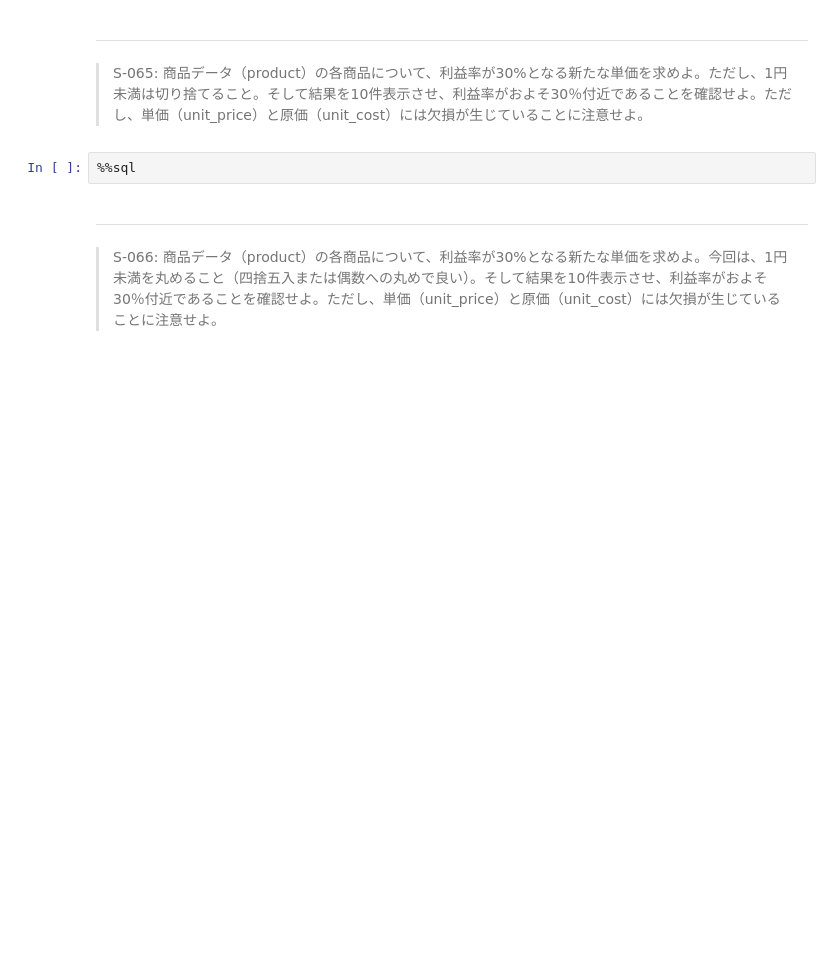
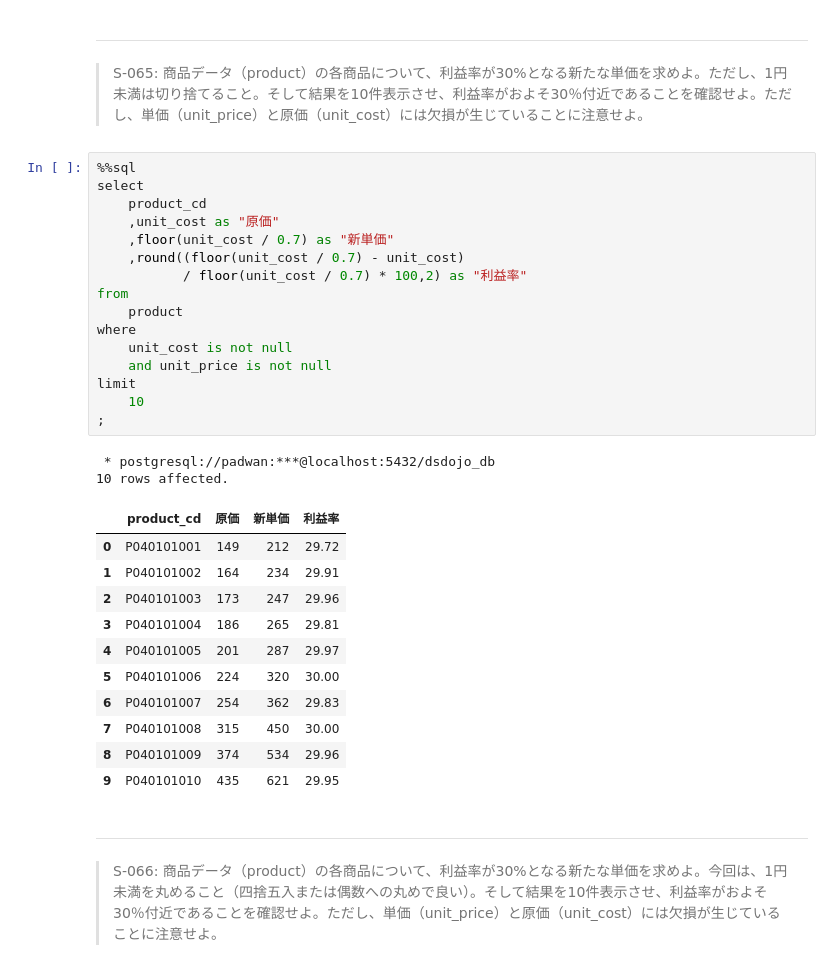
Before and after one commit to baoruiqi98120/sql, a Jupyter notebook: preprocess_knock_SQL_Colab.ipynb, the cells around one changed output. Drawn from its saved outputs; the diff is of its cells as text; blank space fills up the shorter version.

```diff
--- a/preprocess_knock_SQL_Colab.ipynb
+++ b/preprocess_knock_SQL_Colab.ipynb
@@ -1920,8 +2065,36 @@ limit 10
 # %% [markdown]
 ---
 > S-065: 商品データ（product）の各商品について、利益率が30%となる新たな単価を求めよ。ただし、1円未満は切り捨てること。そして結果を10件表示させ、利益率がおよそ30％付近であることを確認せよ。ただし、単価（unit_price）と原価（unit_cost）には欠損が生じていることに注意せよ。
-# %%
-%%sql
+# %%
+%%sql
+select
+    product_cd
+    ,unit_cost as "原価"
+    ,floor(unit_cost / 0.7) as "新単価"
+    ,round((floor(unit_cost / 0.7) - unit_cost)
+           / floor(unit_cost / 0.7) * 100,2) as "利益率"
+from
+    product
+where
+    unit_cost is not null
+    and unit_price is not null
+limit
+    10
+;
+# %% [output]
+ * postgresql://padwan:***@localhost:5432/dsdojo_db
+10 rows affected.
+|  | product_cd | 原価 | 新単価 | 利益率 |
+| 0 | P040101001 | 149 | 212 | 29.72 |
+| 1 | P040101002 | 164 | 234 | 29.91 |
+| 2 | P040101003 | 173 | 247 | 29.96 |
+| 3 | P040101004 | 186 | 265 | 29.81 |
+| 4 | P040101005 | 201 | 287 | 29.97 |
+| 5 | P040101006 | 224 | 320 | 30.00 |
+| 6 | P040101007 | 254 | 362 | 29.83 |
+| 7 | P040101008 | 315 | 450 | 30.00 |
+| 8 | P040101009 | 374 | 534 | 29.96 |
+| 9 | P040101010 | 435 | 621 | 29.95 |
 # %% [markdown]
 ---
 > S-066: 商品データ（product）の各商品について、利益率が30%となる新たな単価を求めよ。今回は、1円未満を丸めること（四捨五入または偶数への丸めで良い）。そして結果を10件表示させ、利益率がおよそ30％付近であることを確認せよ。ただし、単価（unit_price）と原価（unit_cost）には欠損が生じていることに注意せよ。
```
Also changed, not shown: parts of 12 cells of this notebook.
